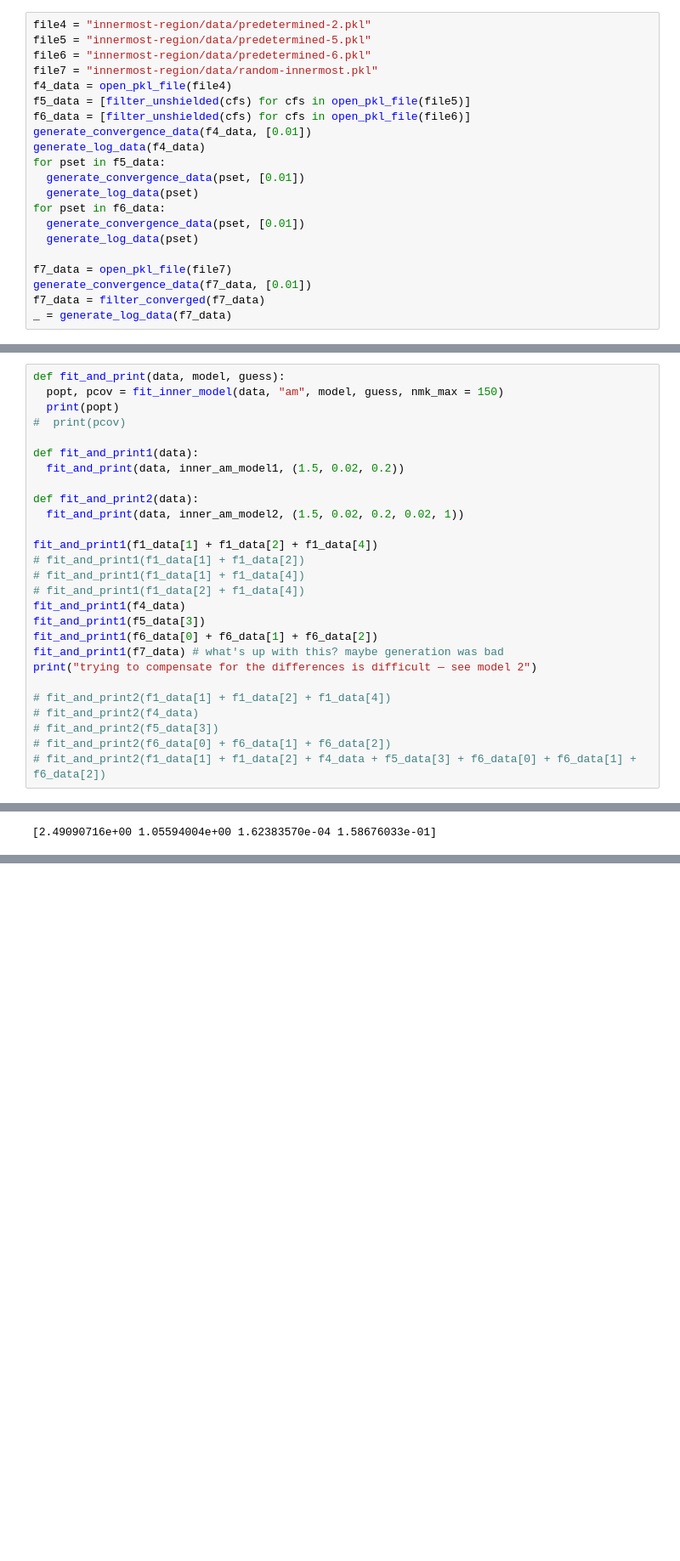
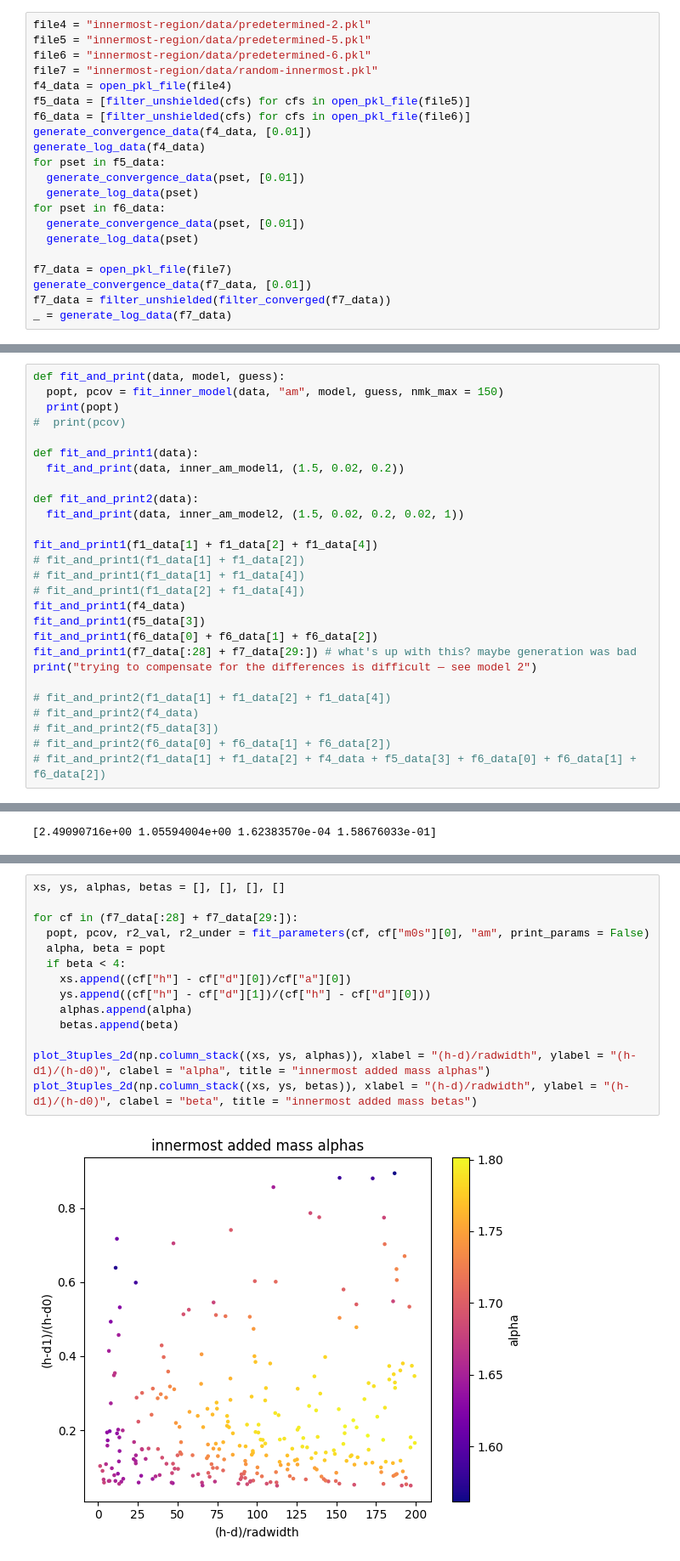
Before and after one commit to symbiotic-engineering/OpenFLASH, a Jupyter notebook: hydro/python/convergence-study/i-region-convergence/predictor.ipynb, the cells around one changed output, grey strips where cells are left out. Shown at 85% size. Drawn from its saved outputs; the diff is of its cells as text; blank space fills up the shorter version.

```diff
--- a/hydro/python/convergence-study/i-region-convergence/predictor.ipynb
+++ b/hydro/python/convergence-study/i-region-convergence/predictor.ipynb
@@ -109,7 +115,7 @@ for pset in f6_data:
 
 f7_data = open_pkl_file(file7)
 generate_convergence_data(f7_data, [0.01])
-f7_data = filter_converged(f7_data)
+f7_data = filter_unshielded(filter_converged(f7_data))
 _ = generate_log_data(f7_data)
 # %%
 xs, ys, alphas, betas = [], [], [], []
@@ -146,7 +152,7 @@ fit_and_print1(f1_data[1] + f1_data[2] + f1_data[4])
 fit_and_print1(f4_data)
 fit_and_print1(f5_data[3])
 fit_and_print1(f6_data[0] + f6_data[1] + f6_data[2])
-fit_and_print1(f7_data) # what's up with this? maybe generation was bad
+fit_and_print1(f7_data[:28] + f7_data[29:]) # what's up with this? maybe generation was bad
 print("trying to compensate for the differences is difficult — see model 2")
 
 # fit_and_print2(f1_data[1] + f1_data[2] + f1_data[4])
@@ -183,0 +194,16 @@ fit_and_print1(f1_data[1] + f1_data[2] + f1_data[4])
+# %%
+xs, ys, alphas, betas = [], [], [], []
+
+for cf in (f7_data[:28] + f7_data[29:]):
+  popt, pcov, r2_val, r2_under = fit_parameters(cf, cf["m0s"][0], "am", print_params = False)
+  alpha, beta = popt
+  if beta < 4:
+    xs.append((cf["h"] - cf["d"][0])/cf["a"][0])
+    ys.append((cf["h"] - cf["d"][1])/(cf["h"] - cf["d"][0]))
+    alphas.append(alpha)
+    betas.append(beta)
+
+plot_3tuples_2d(np.column_stack((xs, ys, alphas)), xlabel = "(h-d)/radwidth", ylabel = "(h-d1)/(h-d0)", clabel = "alpha", title = "innermost added mass alphas")
+plot_3tuples_2d(np.column_stack((xs, ys, betas)), xlabel = "(h-d)/radwidth", ylabel = "(h-d1)/(h-d0)", clabel = "beta", title = "innermost added mass betas")
+# %% [output]
+[figure, added]
```
Also changed, not shown: parts of 12 cells of this notebook, 3 other files.
